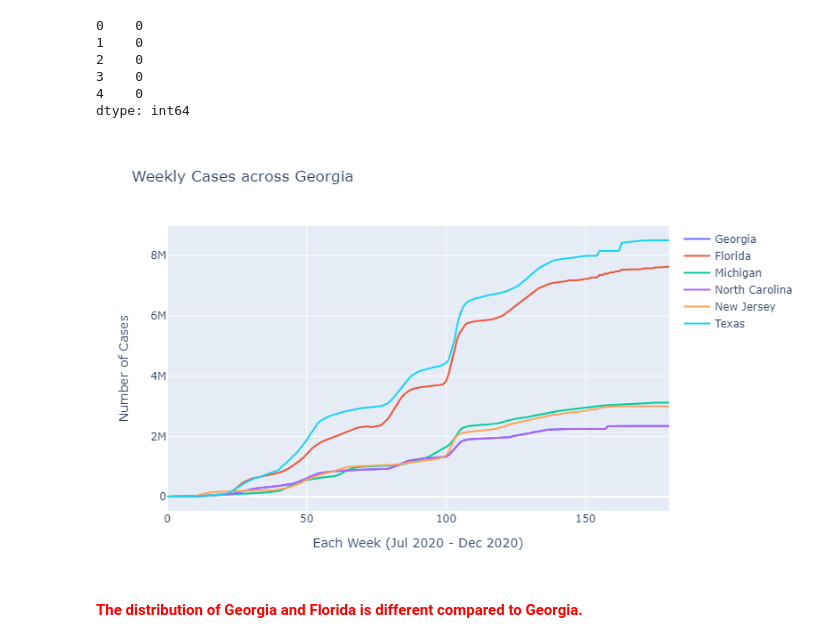
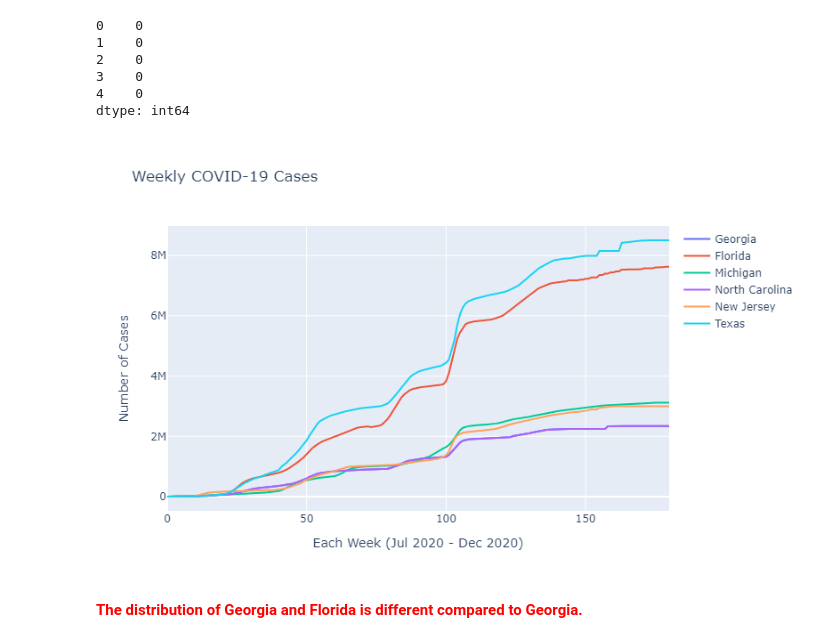
Before and after one commit to usman-z/CSC_405, a Jupyter notebook: GP/Project_Stage_III/ProjectStageIII.ipynb, the cells around one changed output. Saved outputs shown, nothing was run; the diff lists cells and outputs as text; code cells hidden in the pictures.

```diff
--- a/GP/Project_Stage_III/ProjectStageIII.ipynb
+++ b/GP/Project_Stage_III/ProjectStageIII.ipynb
@@ -182,32 +182,32 @@ dtype: int64
 # %%
 # Graph all state case data
 fig = go.Figure()
 
 fig.add_trace(go.Scatter(x=dfWeeklyCasesGA.index, y=dfWeeklyCasesGA,
                          mode='lines', name='Georgia'))
 fig.add_trace(go.Scatter(x=dfWeeklyCasesFL.index, y=dfWeeklyCasesFL,
                          mode='lines', name='Florida'))
 fig.add_trace(go.Scatter(x=dfWeeklyCasesMI.index, y=dfWeeklyCasesMI,
                          mode='lines', name='Michigan'))
 fig.add_trace(go.Scatter(x=dfWeeklyCasesNC.index, y=dfWeeklyCasesNC,
                          mode='lines', name='North Carolina'))
 fig.add_trace(go.Scatter(x=dfWeeklyCasesNJ.index, y=dfWeeklyCasesNJ,
                          mode='lines', name='New Jersey'))
 fig.add_trace(go.Scatter(x=dfWeeklyCasesTX.index, y=dfWeeklyCasesTX,
                          mode='lines', name='Texas'))
 fig.update_layout(
-    title='Weekly Cases across Georgia',
+    title='Weekly COVID-19 Cases',
     xaxis=dict(title='Each Week (Jul 2020 - Dec 2020)'),
     yaxis=dict(title='Number of Cases'),
     showlegend=True,
     width=800,
     height=500
 )
 
 fig.write_image("all_cases.png")
 Image(filename="all_cases.png")
 # %% [output]
-[figure, old version]
+[figure, new version]
 # %% [markdown]
 <span style="color:red">**The distribution of Georgia and Florida is different compared to Georgia.**</span>
 # %% [markdown]
```
Also changed, not shown: parts of 1 cell of this notebook, 2 other files.
